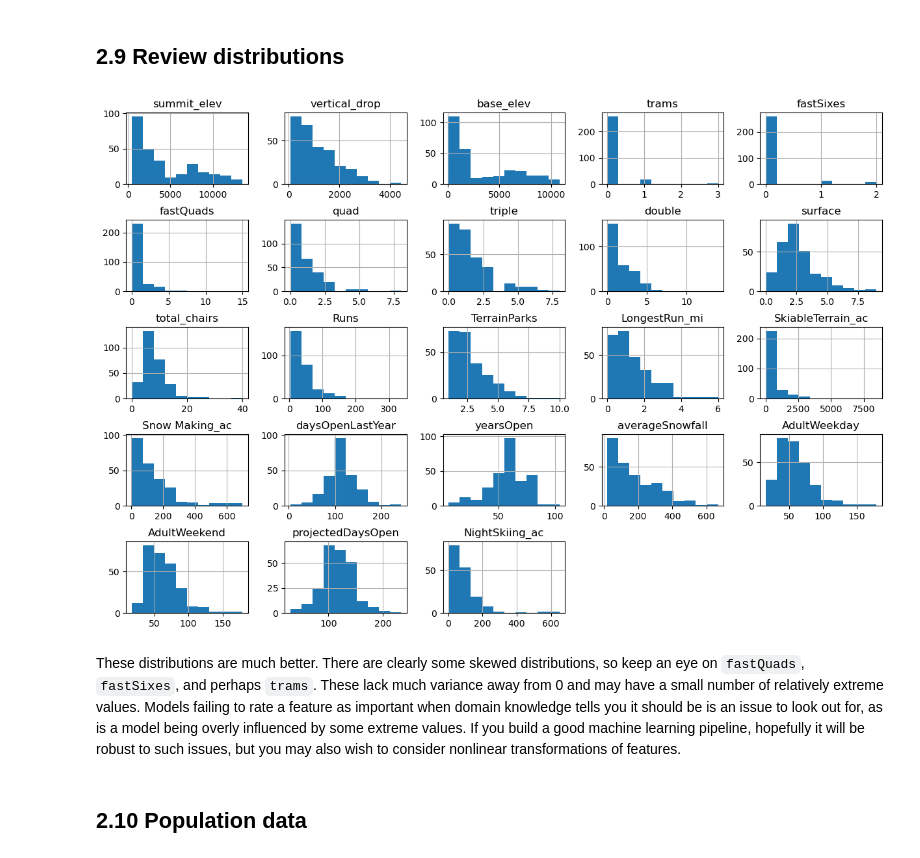
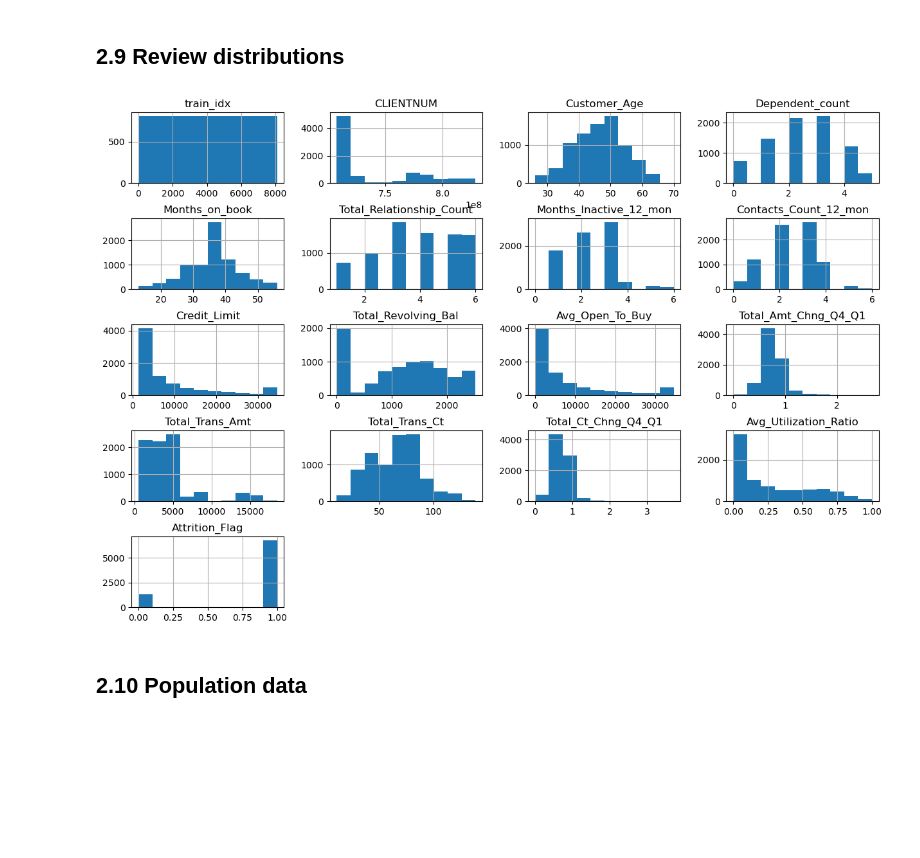
Before and after one commit to tpoozhikala/Bank-Churnrate, a Jupyter notebook: 2_Data_Wrangling/02_data_wrangling.ipynb, the cells around one changed output. Cells and saved outputs as stored; diff of their text form; code cells hidden in the pictures; blank space fills up the shorter version.

```diff
--- a/2_Data_Wrangling/02_data_wrangling.ipynb
+++ b/2_Data_Wrangling/02_data_wrangling.ipynb
@@ -677,12 +423,10 @@ dtype: float64
 # %% [markdown]
 ## 2.9 Review distributions<a id='2.9_Review_distributions'></a>
 # %%
-ski_data.hist(figsize=(15, 10))
+bank_df.hist(figsize=(15, 10))
 plt.subplots_adjust(hspace=0.5);
 # %% [output]
-[figure, old version]
+[figure, new version]
-# %% [markdown]
-These distributions are much better. There are clearly some skewed distributions, so keep an eye on `fastQuads`, `fastSixes`, and perhaps `trams`. These lack much variance away from 0 and may have a small number of relatively extreme values.  Models failing to rate a feature as important when domain knowledge tells you it should be is an issue to look out for, as is a model being overly influenced by some extreme values. If you build a good machine learning pipeline, hopefully it will be robust to such issues, but you may also wish to consider nonlinear transformations of features.
 # %% [markdown]
 ## 2.10 Population data<a id='2.10_Population_data'></a>
 # %% [markdown]
```
Also changed, not shown: parts of 54 cells of this notebook.
